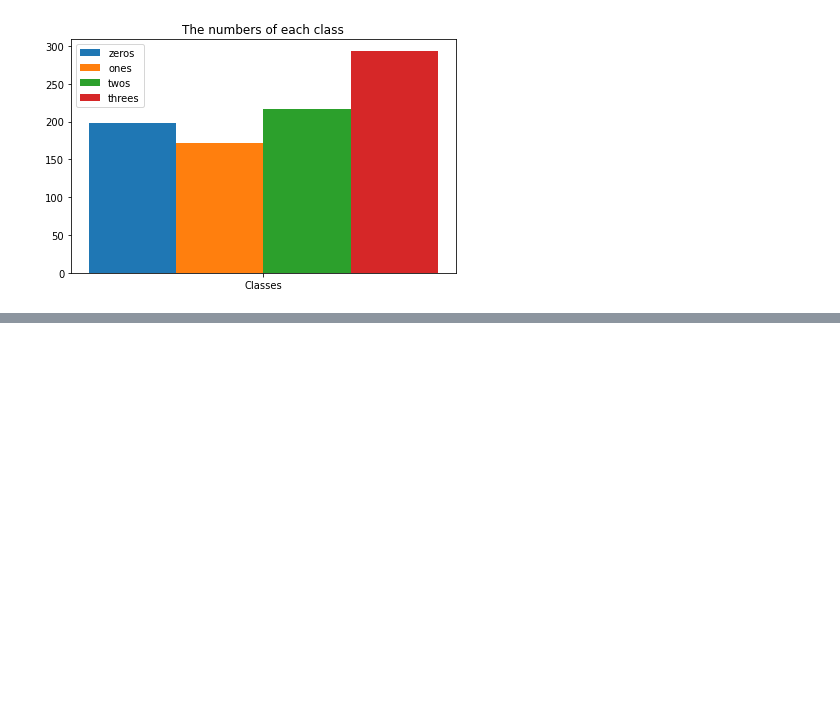
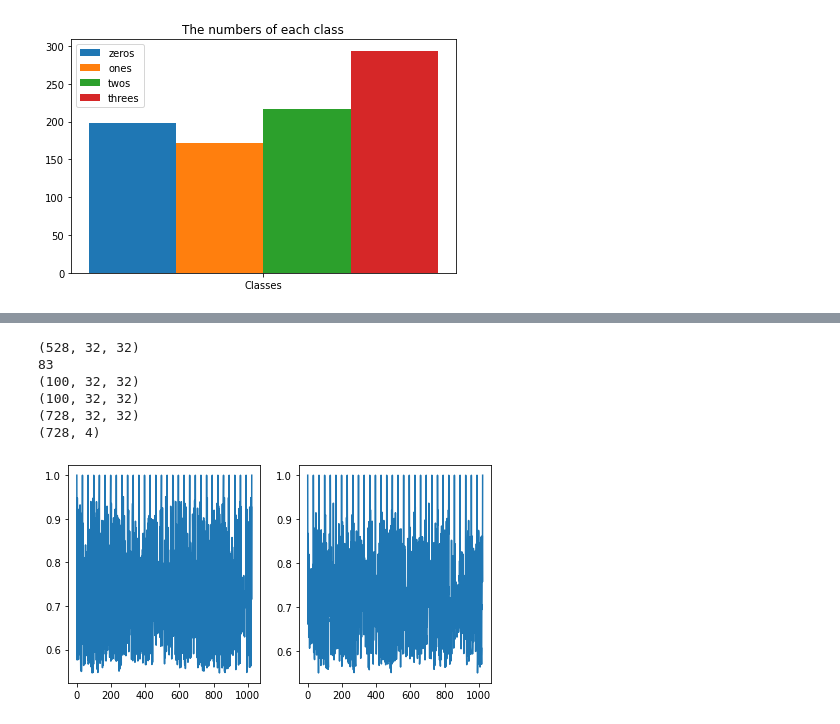
Before and after one commit to Simurgh818/BMED_6517_emotional_state_classifier, a Jupyter notebook: DEAP_CNN_DataAugmentation.ipynb, the cells around one changed output, grey strips where cells are left out. Cells and saved outputs as stored; diff of their text form; code cells hidden in the pictures; blank space fills up the shorter version.

```diff
--- a/DEAP_CNN_DataAugmentation.ipynb
+++ b/DEAP_CNN_DataAugmentation.ipynb
@@ -353,2 +377,67 @@ print(np.shape(y_train_aug))
+# %%
+# adding flipping augmentation
+
+x_delta = x_train[:,0,:,:]
+print(np.shape(x_delta))
+rnd_idx2 = int(np.round(np.random.rand(1)*100)[0])
+print(rnd_idx2)
+x_delta_clip2 = x_train[rnd_idx2:rnd_idx2+100,0,:,:]
+print(np.shape(x_delta_clip2))
+x_theta_clip2 = x_train[rnd_idx2:rnd_idx2+100,1,:,:]
+x_alpha_clip2 = x_train[rnd_idx2:rnd_idx2+100,2,:,:]
+x_beta_clip2 = x_train[rnd_idx2:rnd_idx2+100,3,:,:]
+x_gamma_clip2 = x_train[rnd_idx2:rnd_idx2+100,4,:,:]
+
+x_size = np.shape(x_delta_clip2)[0]
+x_delta_flip = np.empty((x_size, 32,32))
+x_theta_flip = np.empty((x_size, 32,32))
+x_alpha_flip = np.empty((x_size, 32,32))
+x_beta_flip = np.empty((x_size, 32,32))
+x_gamma_flip = np.empty((x_size, 32,32))
+
+for f in range(0, x_size):
+  x_delta_fl = np.flip(x_delta_clip2[f,:,:].ravel())
+  x_delta_flip[f,:,:] = np.reshape(x_delta_fl, (32,32))
+
+  x_theta_fl = np.flip(x_theta_clip2[f,:,:].ravel())
+  x_theta_flip[f,:,:] = np.reshape(x_theta_fl, (32,32))
+
+  x_alpha_fl = np.flip(x_alpha_clip2[f,:,:].ravel())
+  x_alpha_flip[f,:,:] = np.reshape(x_alpha_fl, (32,32))
+
+  x_beta_fl = np.flip(x_beta_clip2[f,:,:].ravel())
+  x_beta_flip[f,:,:] = np.reshape(x_beta_fl, (32,32))
+
+  x_gamma_fl = np.flip(x_gamma_clip2[f,:,:].ravel())
+  x_gamma_flip[f,:,:] = np.reshape(x_gamma_fl, (32,32))
+
+print(np.shape(x_delta_flip))
+
+plt.figure(figsize=(20,4))
+x_plt = np.arange(0,32*32)
+plt.subplot(1,5,1)
+plt.plot(x_plt, x_delta_aug[0,:,:].ravel());
+plt.subplot(1,5,2)
+plt.plot(x_plt, x_delta_flip[0,:,:].ravel());
+
+x_delta_aug2 = np.append(x_delta_aug,x_delta_flip, axis=0)
+print(np.shape(x_delta_aug2))
+x_theta_aug2 = np.append(x_theta_aug,x_theta_flip, axis=0)
+x_alpha_aug2 = np.append(x_alpha_aug,x_alpha_flip, axis=0)
+x_beta_aug2 = np.append(x_beta_aug,x_beta_flip, axis=0)
+x_gamma_aug2 = np.append(x_gamma_aug,x_gamma_flip, axis=0)
+
+y_clip2 = y_train[rnd_idx2:rnd_idx2+100]
+
+y_train_aug2 = np.append(y_train_aug,y_clip2, axis=0)
+print(np.shape(y_train_aug2))
+# %% [output]
+(528, 32, 32)
+83
+(100, 32, 32)
+(100, 32, 32)
+(728, 32, 32)
+(728, 4)
+[figure, added]
 # %%
 best_weights_file = 'weights.best.hdf5'
```
Also changed, not shown: parts of 21 cells of this notebook.
